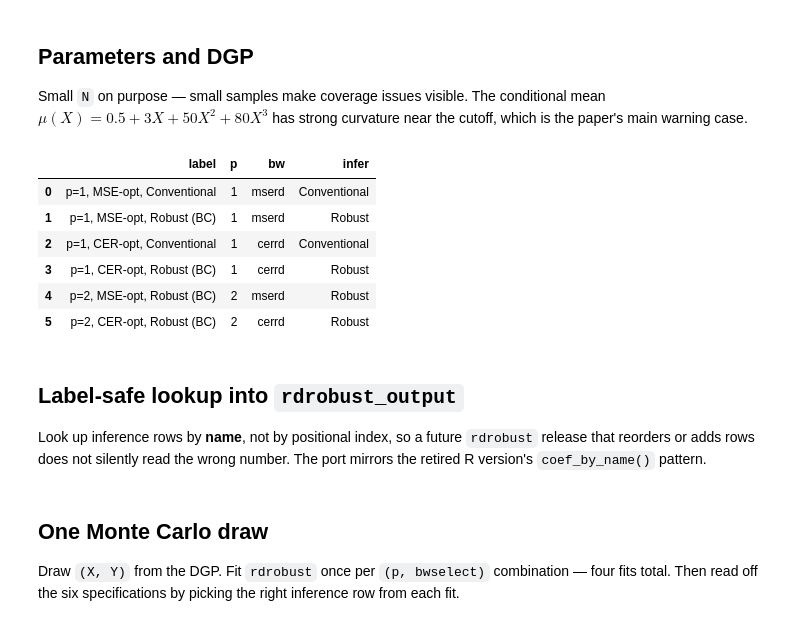
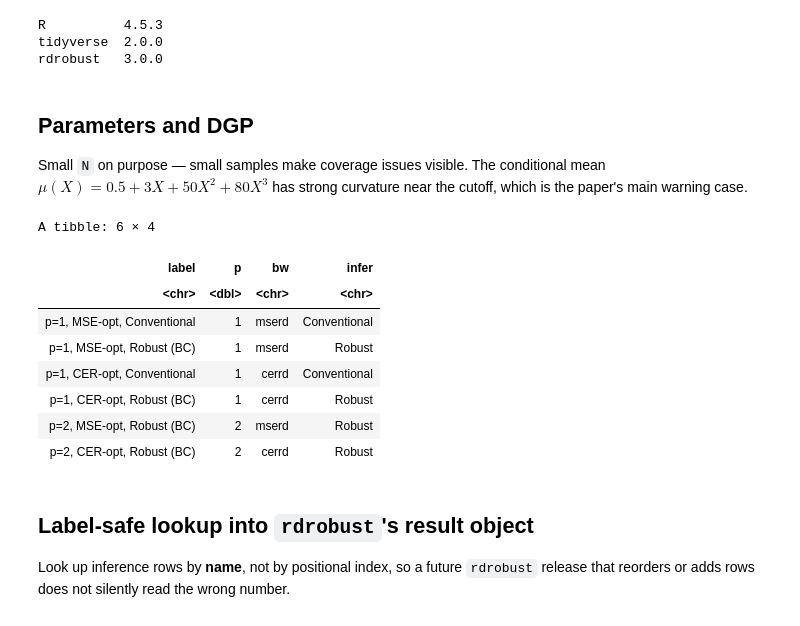
Before and after one commit to afrtrivi1120/causal-inference-papers-explainer, a Jupyter notebook: papers/rdd/03-demagalhaes-et-al-rdd-close-elections/simulation.ipynb, the cells around one changed output. Saved outputs shown, nothing was run; the diff lists cells and outputs as text; code cells hidden in the pictures.

```diff
--- a/papers/rdd/03-demagalhaes-et-al-rdd-close-elections/simulation.ipynb
+++ b/papers/rdd/03-demagalhaes-et-al-rdd-close-elections/simulation.ipynb
@@ -53,40 +15,58 @@ rdrobust   installed
+# %%
+# On Colab: Runtime > Change runtime type > R. rdrobust is not pre-installed
+# on Colab's R runtime, so the line below installs it if missing.
+if (!requireNamespace('rdrobust', quietly = TRUE)) install.packages('rdrobust', quiet = TRUE)
+
+suppressPackageStartupMessages({
+  library(tidyverse)
+  library(rdrobust)
+})
+
+set.seed(20260421)
+
+cat(sprintf('R          %s\n', paste(R.version$major, R.version$minor, sep='.')))
+cat(sprintf('tidyverse  %s\n', packageVersion('tidyverse')))
+cat(sprintf('rdrobust   %s\n', packageVersion('rdrobust')))
+# %% [output]
+R          4.5.3
+tidyverse  2.0.0
+rdrobust   3.0.0
 # %% [markdown]
 ## Parameters and DGP
 
 Small `N` on purpose — small samples make coverage issues visible. The conditional mean $\mu(X) = 0.5 + 3X + 50X^2 + 80X^3$ has strong curvature near the cutoff, which is the paper's main warning case.
 # %%
-N_SIM    = 500
-N        = 600       # moderate N so small-sample coverage issues show up
-TAU_TRUE = 0.5       # true sharp RDD treatment effect at the cutoff
-SIGMA    = 0.3       # noise SD; smaller noise => wider MSE-opt bandwidth => more bias
+N_SIM    <- 500
+N        <- 600       # moderate N so small-sample coverage issues show up
+TAU_TRUE <- 0.5       # true sharp RDD treatment effect at the cutoff
+SIGMA    <- 0.3       # noise SD; smaller noise => wider MSE-opt bandwidth => more bias
 
-def mu(x):
-    # Non-linear E[Y|X] with deliberate curvature near the cutoff.
-    return 0.5 + 3 * x + 50 * x**2 + 80 * x**3
+# Non-linear conditional mean.
+mu <- function(x) 0.5 + 3 * x + 50 * x^2 + 80 * x^3
 
-# Specifications compared.
-# Columns: polynomial order p, bandwidth selector (bwselect), inference row to report.
-specs = pd.DataFrame({
-    'label': ['p=1, MSE-opt, Conventional',
-              'p=1, MSE-opt, Robust (BC)',
-              'p=1, CER-opt, Conventional',
-              'p=1, CER-opt, Robust (BC)',
-              'p=2, MSE-opt, Robust (BC)',
-              'p=2, CER-opt, Robust (BC)'],
-    'p':     [1, 1, 1, 1, 2, 2],
-    'bw':    ['mserd', 'mserd', 'cerrd', 'cerrd', 'mserd', 'cerrd'],
-    'infer': ['Conventional', 'Robust', 'Conventional', 'Robust', 'Robust', 'Robust'],
-})
+specs <- tibble(
+  label  = c('p=1, MSE-opt, Conventional',
+             'p=1, MSE-opt, Robust (BC)',
+             'p=1, CER-opt, Conventional',
+             'p=1, CER-opt, Robust (BC)',
+             'p=2, MSE-opt, Robust (BC)',
+             'p=2, CER-opt, Robust (BC)'),
+  p      = c(1, 1, 1, 1, 2, 2),
+  bw     = c('mserd', 'mserd', 'cerrd', 'cerrd', 'mserd', 'cerrd'),
+  infer  = c('Conventional', 'Robust', 'Conventional', 'Robust', 'Robust', 'Robust')
+)
 specs
 # %% [output]
+A tibble: 6 × 4
-|  | label | p | bw | infer |
-| 0 | p=1, MSE-opt, Conventional | 1 | mserd | Conventional |
-| 1 | p=1, MSE-opt, Robust (BC) | 1 | mserd | Robust |
-| 2 | p=1, CER-opt, Conventional | 1 | cerrd | Conventional |
-| 3 | p=1, CER-opt, Robust (BC) | 1 | cerrd | Robust |
-| 4 | p=2, MSE-opt, Robust (BC) | 2 | mserd | Robust |
-| 5 | p=2, CER-opt, Robust (BC) | 2 | cerrd | Robust |
+| label | p | bw | infer |
+| <chr> | <dbl> | <chr> | <chr> |
+| p=1, MSE-opt, Conventional | 1 | mserd | Conventional |
+| p=1, MSE-opt, Robust (BC) | 1 | mserd | Robust |
+| p=1, CER-opt, Conventional | 1 | cerrd | Conventional |
+| p=1, CER-opt, Robust (BC) | 1 | cerrd | Robust |
+| p=2, MSE-opt, Robust (BC) | 2 | mserd | Robust |
+| p=2, CER-opt, Robust (BC) | 2 | cerrd | Robust |
 # %% [markdown]
-## Label-safe lookup into `rdrobust_output`
+## Label-safe lookup into `rdrobust`'s result object
 
-Look up inference rows by **name**, not by positional index, so a future `rdrobust` release that reorders or adds rows does not silently read the wrong number. The port mirrors the retired R version's `coef_by_name()` pattern.
+Look up inference rows by **name**, not by positional index, so a future `rdrobust` release that reorders or adds rows does not silently read the wrong number.
@@ -108,4 +72,0 @@ def coef_by_name(fit, label):
-# %% [markdown]
-## One Monte Carlo draw
-
-Draw `(X, Y)` from the DGP. Fit `rdrobust` once per `(p, bwselect)` combination — four fits total. Then read off the six specifications by picking the right inference row from each fit.
```
Also changed, not shown: parts of 15 cells of this notebook, 2 other files.
